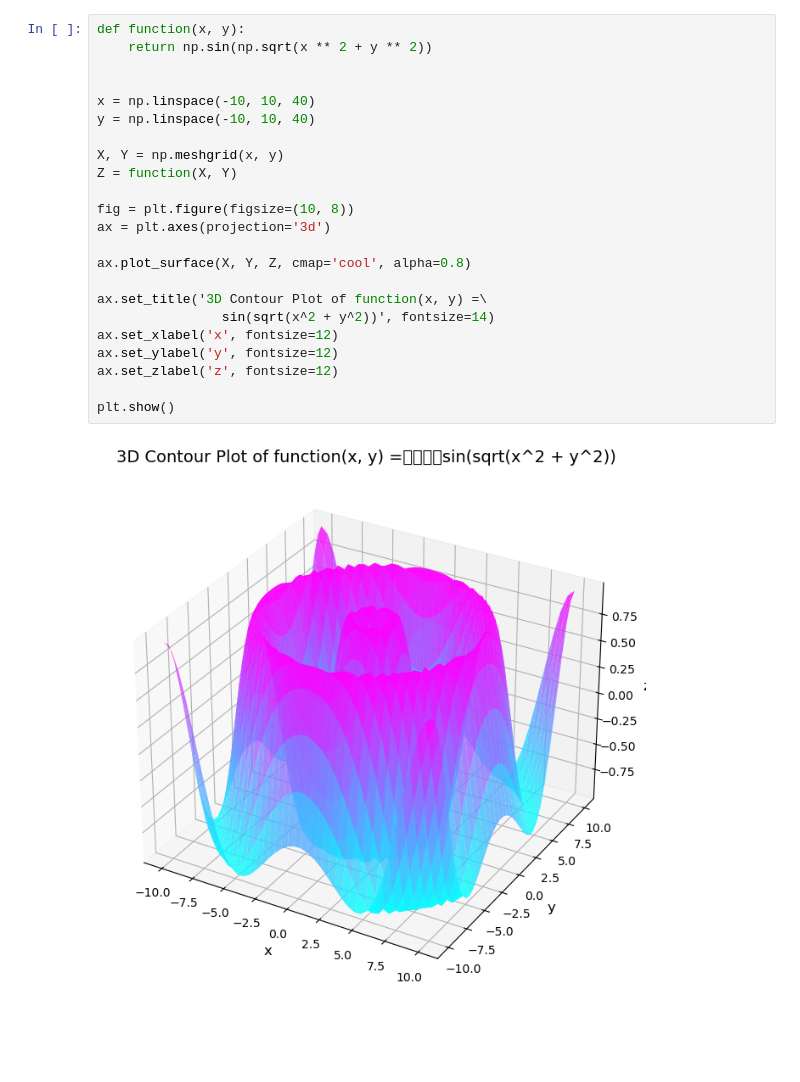
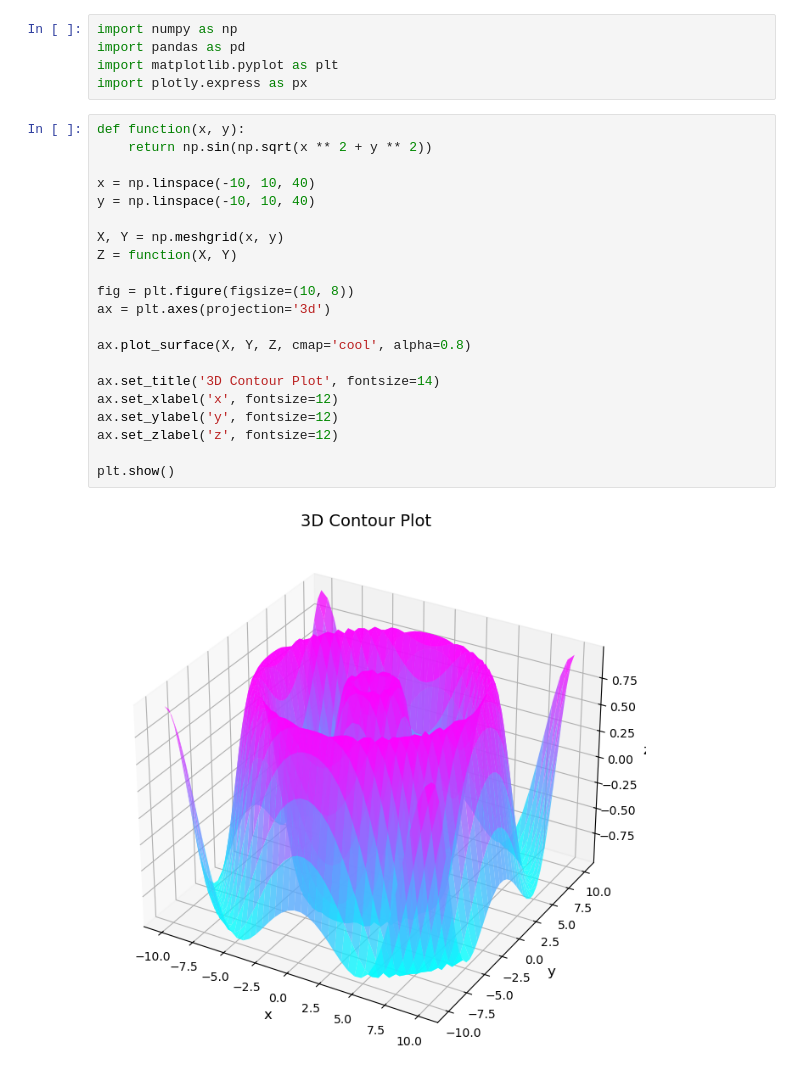
Before and after one commit to vvvvvvss/data-visualization, a Jupyter notebook: datavisualization.ipynb, the cells around one changed output. Saved outputs shown, nothing was run; the diff lists cells and outputs as text; blank space fills up the shorter version.

```diff
--- a/datavisualization.ipynb
+++ b/datavisualization.ipynb
@@ -1,25 +1,28 @@
+# %%
+import numpy as np
+import pandas as pd
+import matplotlib.pyplot as plt
+import plotly.express as px
 # %%
 def function(x, y):
 	return np.sin(np.sqrt(x ** 2 + y ** 2))
-
 
 x = np.linspace(-10, 10, 40)
 y = np.linspace(-10, 10, 40)
 
 X, Y = np.meshgrid(x, y)
 Z = function(X, Y)
 
 fig = plt.figure(figsize=(10, 8))
 ax = plt.axes(projection='3d')
 
 ax.plot_surface(X, Y, Z, cmap='cool', alpha=0.8)
 
-ax.set_title('3D Contour Plot of function(x, y) =\
-				sin(sqrt(x^2 + y^2))', fontsize=14)
+ax.set_title('3D Contour Plot', fontsize=14)
 ax.set_xlabel('x', fontsize=12)
 ax.set_ylabel('y', fontsize=12)
 ax.set_zlabel('z', fontsize=12)
 
 plt.show()
 # %% [output]
-[figure, old version]
+[figure, new version]
```
Also changed, not shown: parts of 5 cells of this notebook.
